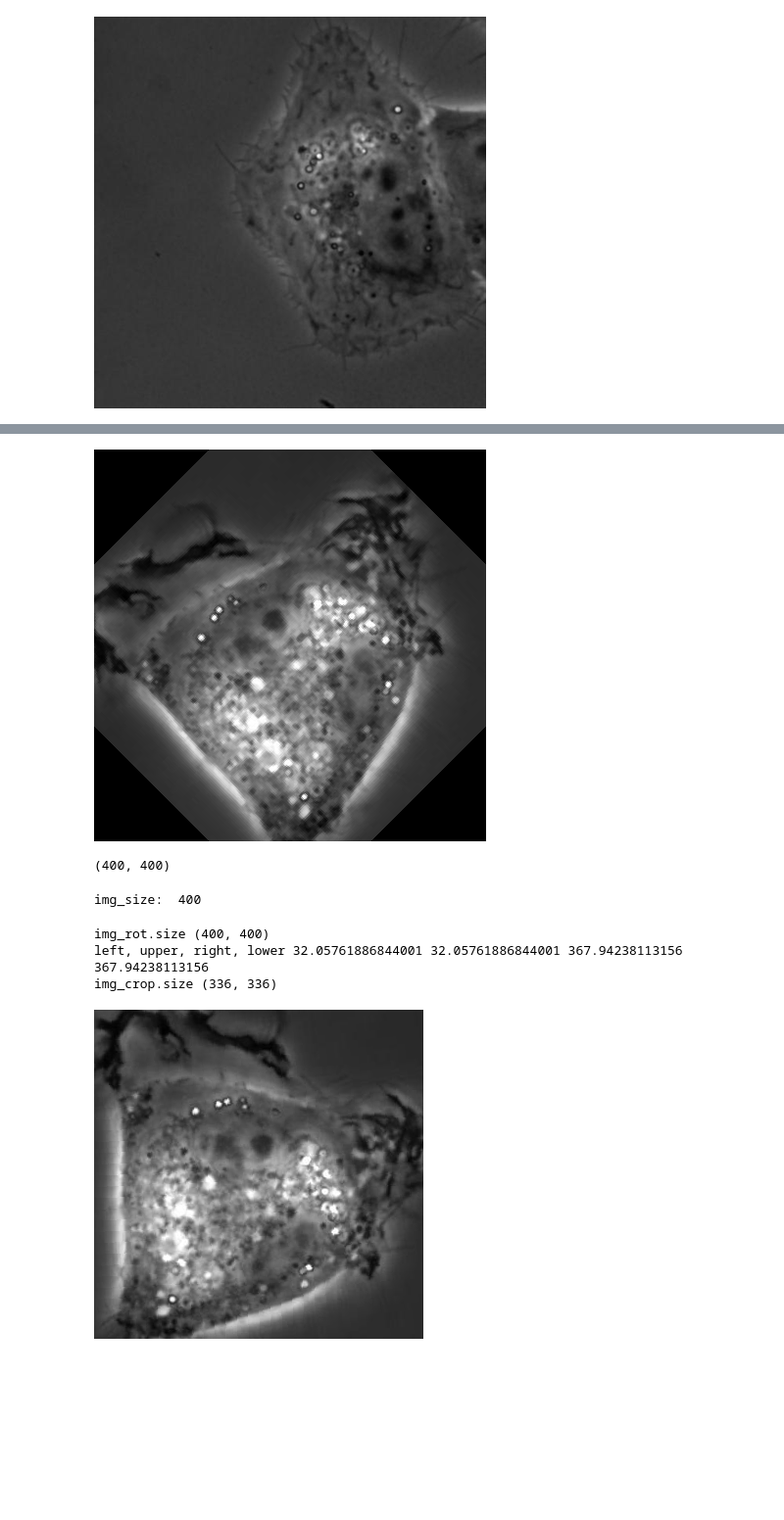
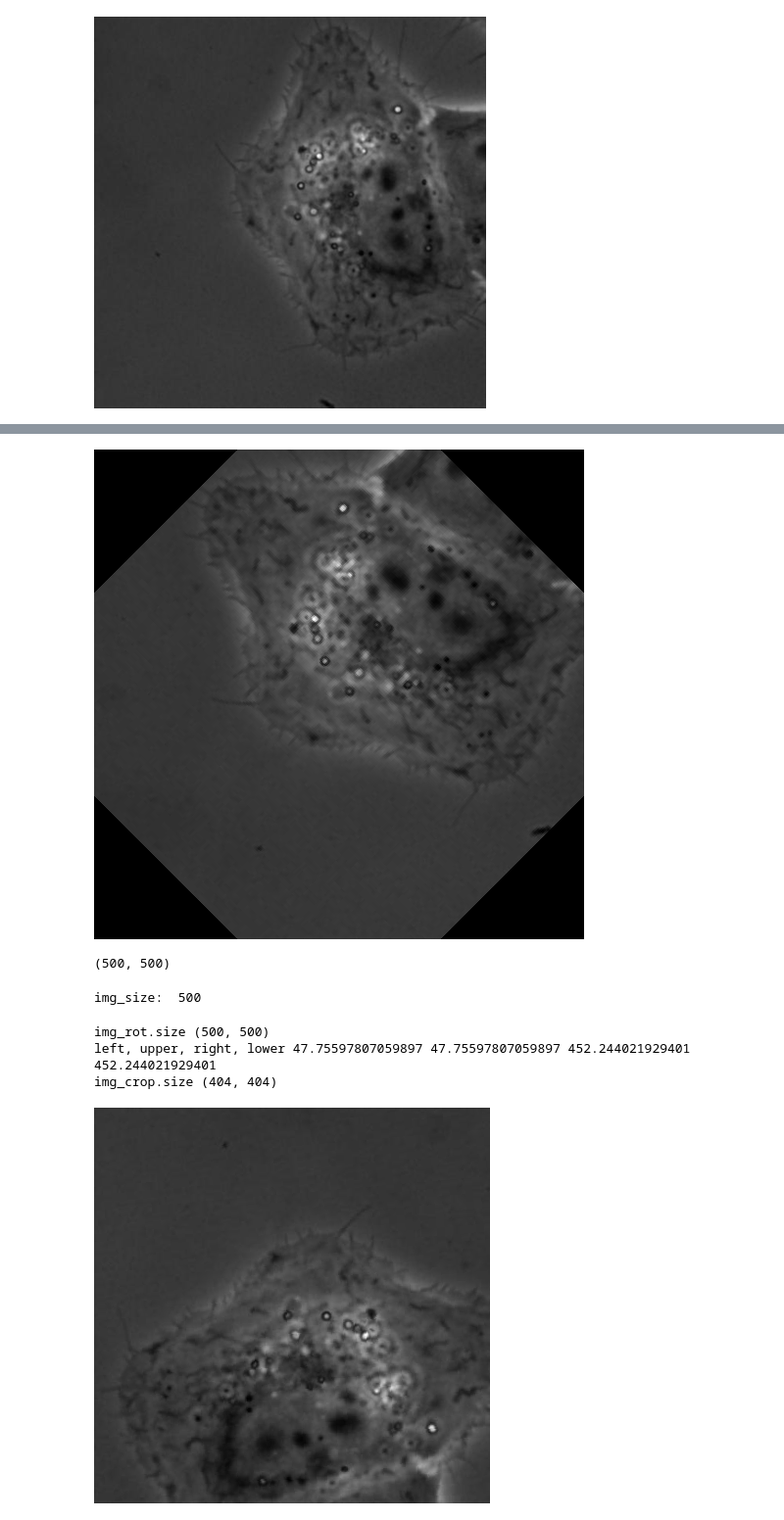
Before and after one commit to caocao0525/Cell001, a Jupyter notebook: img_rot_aug_for_single_cell.ipynb, the cells around one changed output, grey strips where cells are left out. Shown at 98% size. Cells and saved outputs as stored; diff of their text form; code cells hidden in the pictures; blank space fills up the shorter version.

```diff
--- a/img_rot_aug_for_single_cell.ipynb
+++ b/img_rot_aug_for_single_cell.ipynb
@@ -23,28 +23,29 @@ resized image:  (400, 400)
 # %%
 # resize the image and save it to another folder
 
-images = glob.glob("../dataset_indiv/par1/*.jpg")
-count=1
-for image in images:
-    with open(image, 'rb') as file:
-        img = Image.open(file)
-        re_img=img.resize((img_size,img_size),Image.ANTIALIAS)
-#         print(re_img.size)
-        path_str="../dataset_indiv_resized/par1/"
-        re_img.save(f'{path_str}/par1_resized_{count}.jpg')
-    count=count+1
+# images = glob.glob("../dataset_indiv/par1/*.jpg")
+# count=1
+# for image in images:
+#     with open(image, 'rb') as file:
+#         img = Image.open(file)
+#         re_img=img.resize((img_size,img_size),Image.ANTIALIAS)
+# #         print(re_img.size)
+#         path_str="../dataset_indiv_resized/par1/"
+#         re_img.save(f'{path_str}/par1_resized_{count}.jpg')
+#     count=count+1
 # %%
-images = glob.glob("../dataset_indiv/wt/*.jpg")
-count=1
-for image in images:
-    with open(image, 'rb') as file:
-        img = Image.open(file)
-        re_img=img.resize((img_size,img_size),Image.ANTIALIAS)
-#         print(re_img.size)
-        path_str="../dataset_indiv_resized/wt/"
-        re_img.save(f'{path_str}/wt_resized_{count}.jpg')
-    count=count+1
+# images = glob.glob("../dataset_indiv/wt/*.jpg")
+# count=1
+# for image in images:
+#     with open(image, 'rb') as file:
+#         img = Image.open(file)
+#         re_img=img.resize((img_size,img_size),Image.ANTIALIAS)
+# #         print(re_img.size)
+#         path_str="../dataset_indiv_resized/wt/"
+#         re_img.save(f'{path_str}/wt_resized_{count}.jpg')
+#     count=count+1
 # %%
-sample_img=Image.open("../dataset_indiv_resized/par1/par1_resized_2.jpg")
+# sample_img=Image.open("../dataset_indiv_resized/par1/par1_resized_2.jpg")
+sample_img=Image.open("../dataset_indiv/par1/par1b1_s_001.jpg")
 display(sample_img)
 # %% [output]
@@ -53,11 +54,11 @@ display(sample_img)
 sample_img_rot = sample_img.rotate(45)
 display(sample_img_rot)
 # %% [output]
-[figure, old version]
+[figure, new version]
 # %%
 sample_img_rot.size
 # %% [output]
-(400, 400)
+(500, 500)
 # %%
 def rot_and_crop_disp(degree, img_size, img):
     img_rot=img.rotate(degree)
@@ -77,14 +78,14 @@ def rot_and_crop_disp(degree, img_size, img):
 img_size=sample_img.size[0]
 print("img_size: ",img_size)
 # %% [output]
-img_size:  400
+img_size:  500
 # %%
-rot_and_crop_disp(5, img_size, sample_img)
+rot_and_crop_disp(275, img_size, sample_img)
 # %% [output]
-img_rot.size (400, 400)
-left, upper, right, lower 32.05761886844001 32.05761886844001 367.94238113156 367.94238113156
-img_crop.size (336, 336)
+img_rot.size (500, 500)
+left, upper, right, lower 47.75597807059897 47.75597807059897 452.244021929401 452.244021929401
+img_crop.size (404, 404)
-[figure, old version]
+[figure, new version]
 # %%
 def rot_and_crop_conv(degree, img_size, img):
     img_rot=img.rotate(degree)
```
Also changed, not shown: parts of 10 cells of this notebook, 7 other files.
